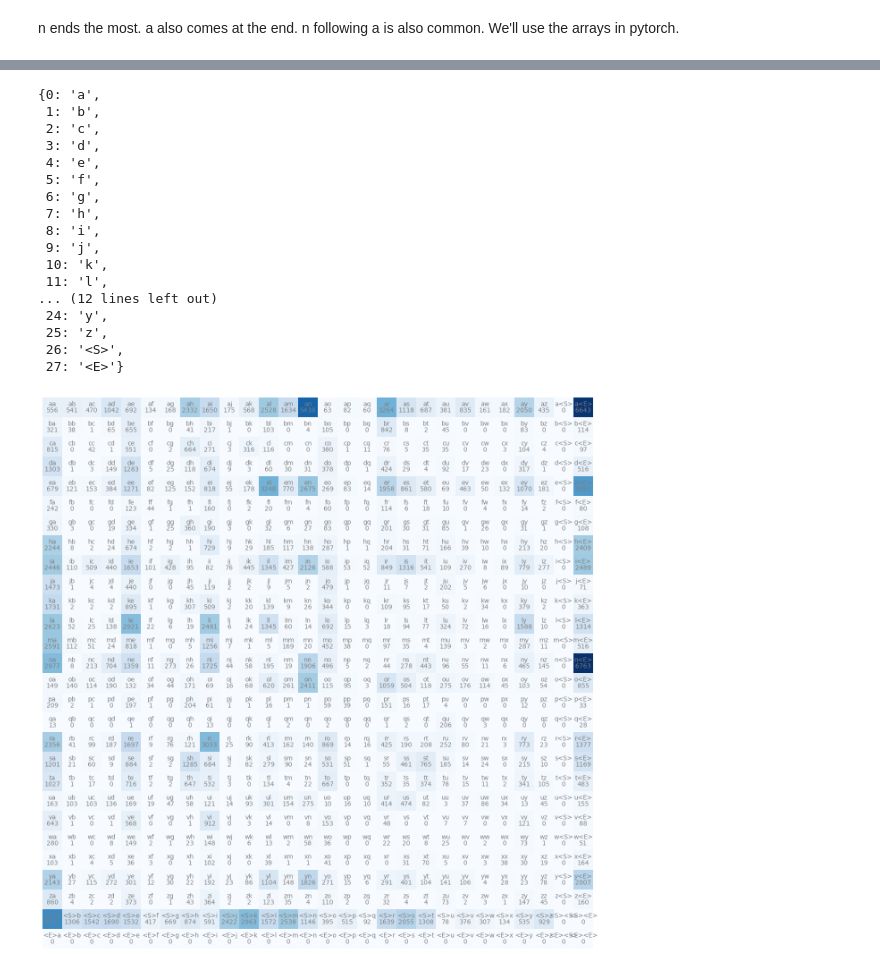
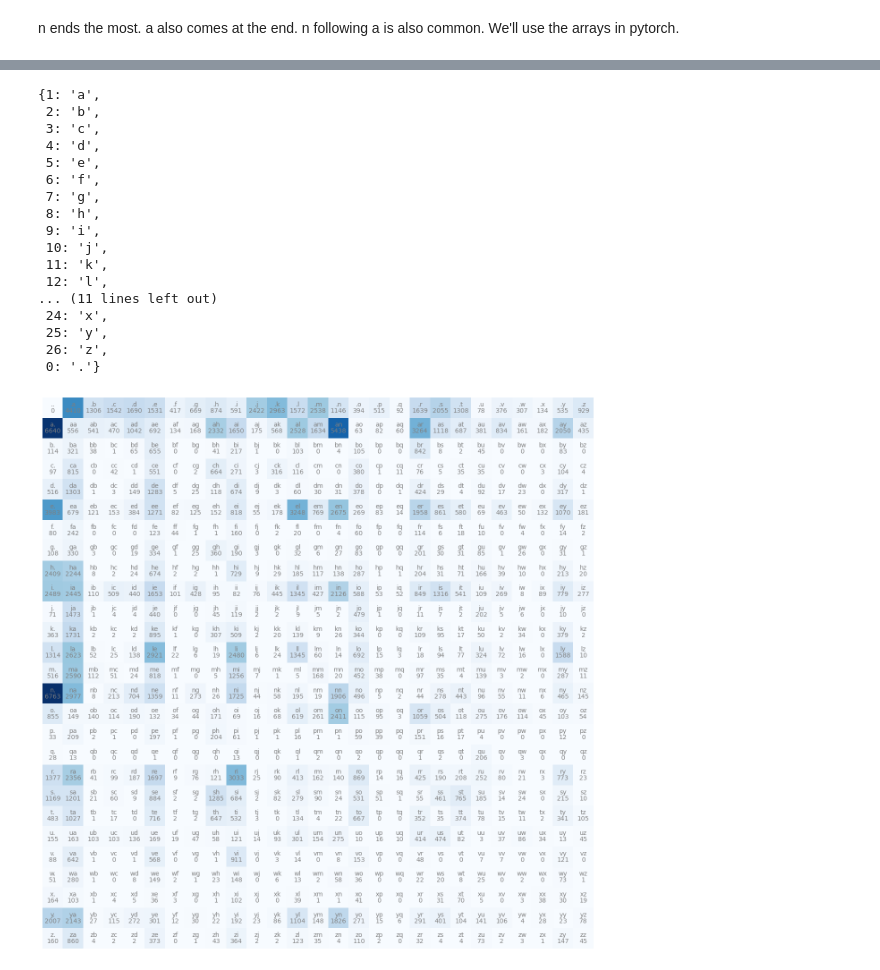
Before and after one commit to sharmask7777/nn-zero-to-hero, a Jupyter notebook: karpathy-zero-to-hero-2.ipynb, the cells around one changed output, grey strips where cells are left out. Drawn from its saved outputs; the diff is of its cells as text; code cells hidden in the pictures.

```diff
--- a/karpathy-zero-to-hero-2.ipynb
+++ b/karpathy-zero-to-hero-2.ipynb
@@ -148,6 +148,6 @@ n ends the most. a also comes at the end. n following a is also common. We'll us
 # %%
 import torch
 # %%
-N = torch.zeros((28,28), dtype = torch.int32)
+N = torch.zeros((27,27), dtype = torch.int32)
 # %%
 chars = sorted(list(set(''.join(words))))
@@ -174,4 +154,3 @@ chars
 # %%
-stoi = {s:i for i,s in enumerate(chars)}
-stoi['<S>'] = 26
-stoi['<E>'] = 27
+stoi = {s:i+1 for i,s in enumerate(chars)}
+stoi['.'] = 0
@@ -178,6 +177,6 @@ stoi['<E>'] = 27
 # %%
 for w in words:
-  chs = ['<S>'] + list(w) + ['<E>'] # hallucinate a special start  token
+  chs = ['.'] + list(w) + ['.'] # hallucinate a special start  token
   for ch1, ch2 in zip(chs, chs[1:]):
       ix1 = stoi[ch1]
       ix2 = stoi[ch2]
@@ -191,31 +190,31 @@ plt.imshow(N)
 itos = {i:s for s, i in stoi.items()}
 itos
 # %% [output]
-{0: 'a',
- 1: 'b',
- 2: 'c',
- 3: 'd',
- 4: 'e',
- 5: 'f',
- 6: 'g',
- 7: 'h',
- 8: 'i',
- 9: 'j',
- 10: 'k',
- 11: 'l',
-... (12 lines left out)
- 24: 'y',
- 25: 'z',
- 26: '<S>',
- 27: '<E>'}
+{1: 'a',
+ 2: 'b',
+ 3: 'c',
+ 4: 'd',
+ 5: 'e',
+ 6: 'f',
+ 7: 'g',
+ 8: 'h',
+ 9: 'i',
+ 10: 'j',
+ 11: 'k',
+ 12: 'l',
+... (11 lines left out)
+ 24: 'x',
+ 25: 'y',
+ 26: 'z',
+ 0: '.'}
 # %%
 plt.figure(figsize=(16,16))
 plt.imshow(N, cmap = 'Blues')
-for i in range(28):
-    for j in range(28):
+for i in range(27):
+    for j in range(27):
         chstr = itos[i] + itos[j]
         plt.text(j, i, chstr, ha='center', va='bottom', color = 'gray')
         plt.text(j, i, N[i,j].item(), ha ='center', va='top', color='gray')
     plt.axis('off');
 # %% [output]
-[figure, old version]
+[figure, new version]
```
Also changed, not shown: parts of 3 cells of this notebook, 1 other file.
